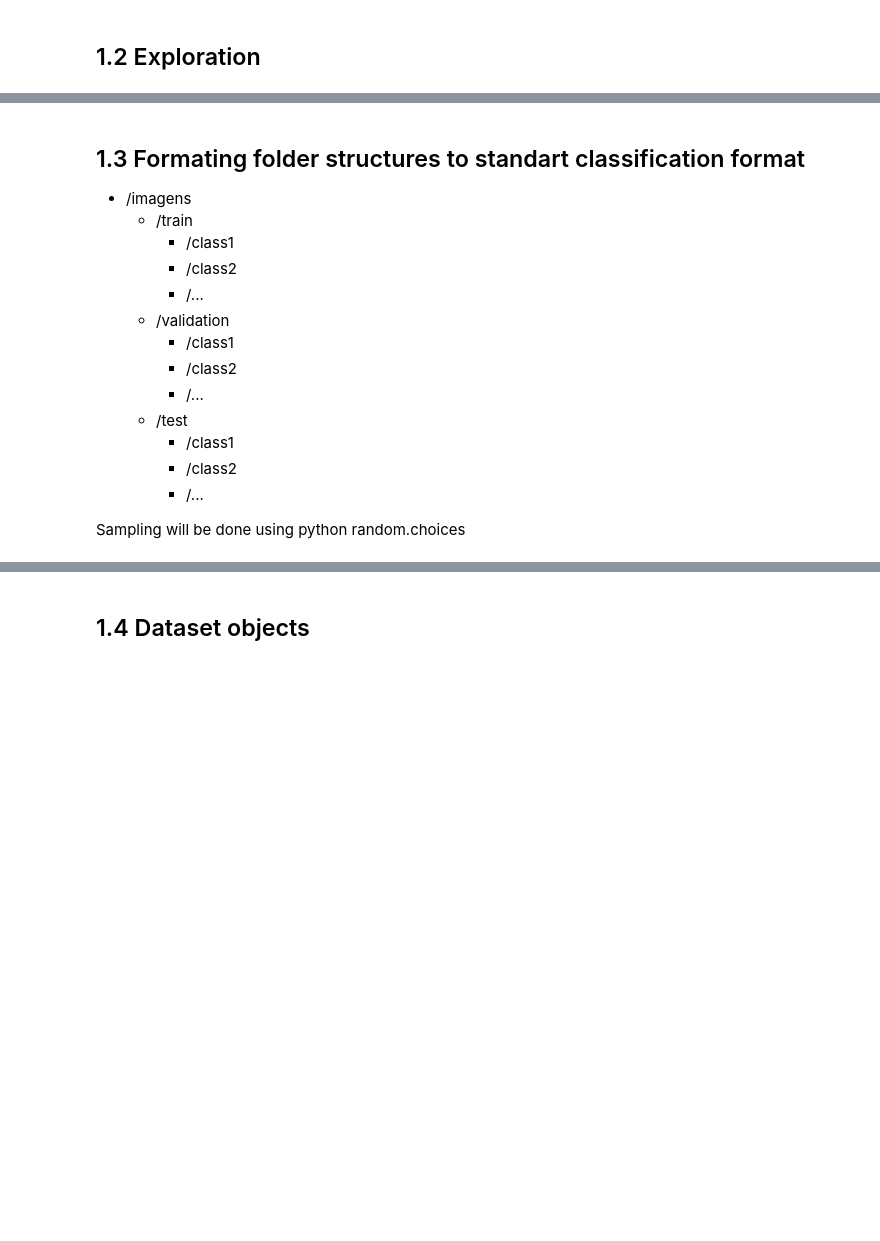
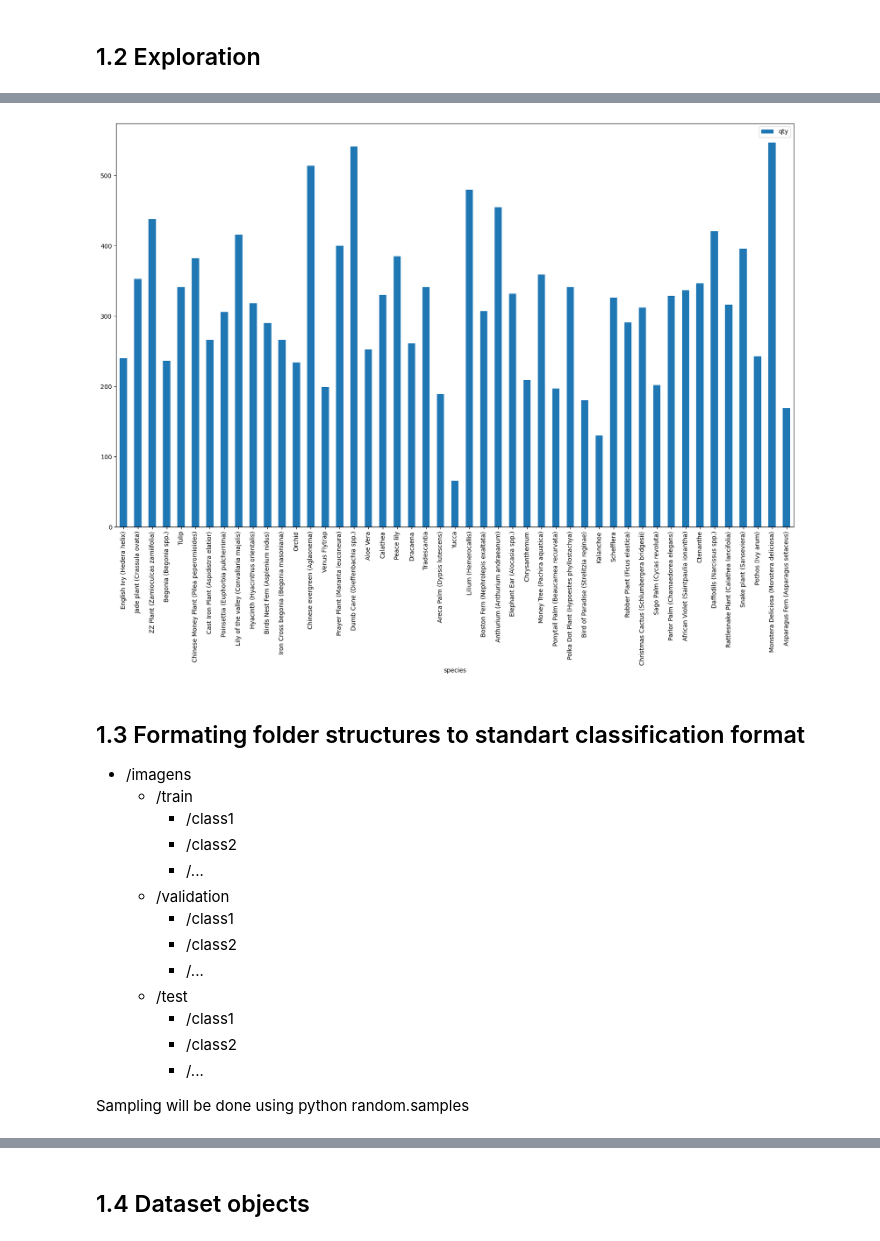
Before and after one commit to Weverton-Vitor/houseplants-classification-resnet, a Jupyter notebook: house_plants_classification_resnet_pytorch.ipynb, the cells around one changed output, grey strips where cells are left out. Cells and saved outputs as stored; diff of their text form; code cells hidden in the pictures; blank space fills up the shorter version.

```diff
--- a/house_plants_classification_resnet_pytorch.ipynb
+++ b/house_plants_classification_resnet_pytorch.ipynb
@@ -36,3 +71,7 @@ with zipfile.ZipFile('/content/house-plant-species.zip', 'r') as file_zip:
+# %%
+species_df.plot(kind='bar', x='species', y='qty', figsize=(20, 12));
+# %% [output]
+[figure, added]
 # %% [markdown]
 ## 1.3 Formating folder structures to standart classification format
 - /imagens
@@ -50,7 +89,7 @@ with zipfile.ZipFile('/content/house-plant-species.zip', 'r') as file_zip:
       - /...
 
 
-Sampling will be done using python random.choices
+Sampling will be done using python random.samples
 # %%
 # Returns a simple version of specie name
 def get_specie_name(specie: str) -> str:
```
Also changed, not shown: parts of 7 cells of this notebook.
